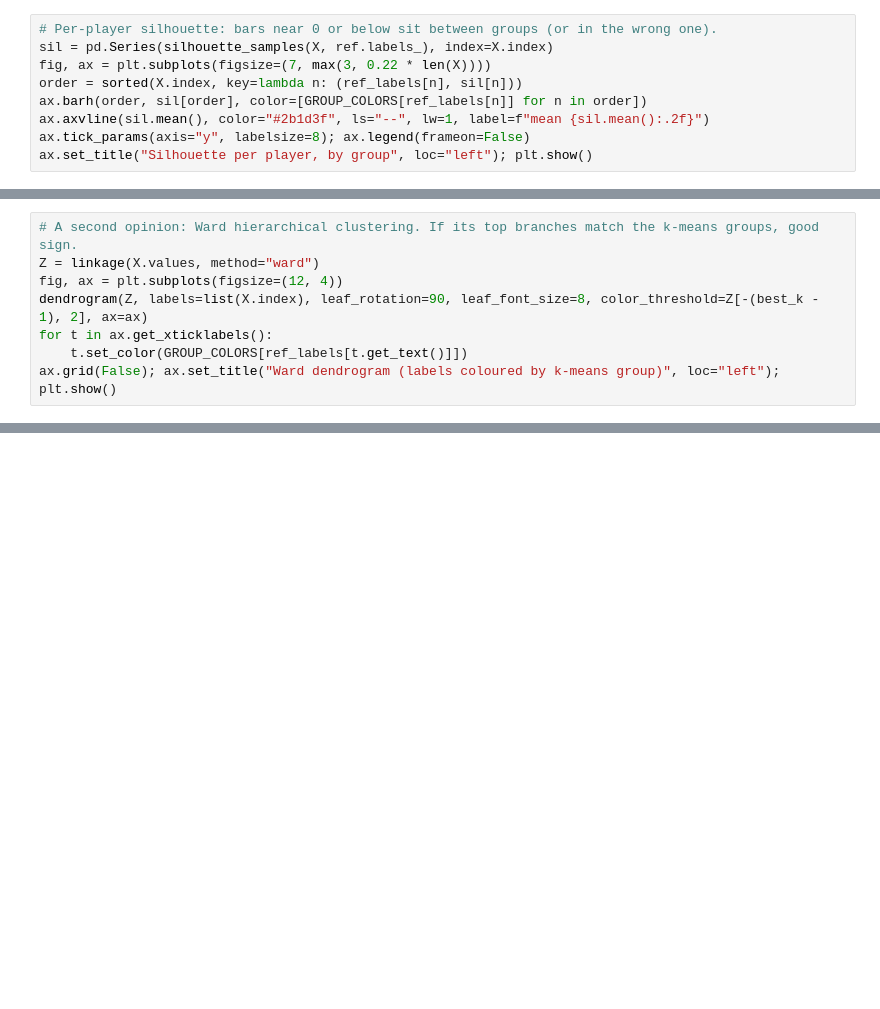
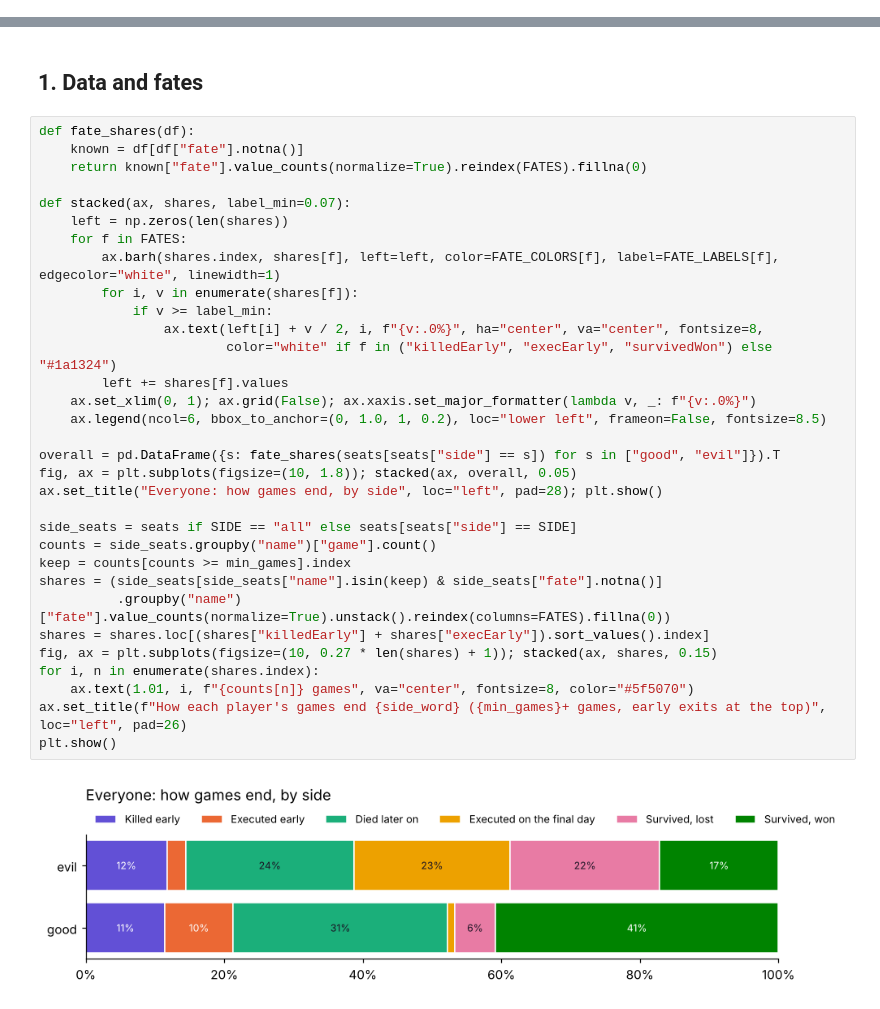
Before and after one commit to fka-bort/clockwise-botc.github.io, a Jupyter notebook: analysis/playstyles.ipynb, the cells around one changed output, grey strips where cells are left out. Saved outputs shown, nothing was run; the diff lists cells and outputs as text; blank space fills up the shorter version.

```diff
--- a/analysis/playstyles.ipynb
+++ b/analysis/playstyles.ipynb
@@ -311,9 +0,0 @@ The frame: moonmoth, dot_matrix, fennimore
-# %%
-# Per-player silhouette: bars near 0 or below sit between groups (or in the wrong one).
-sil = pd.Series(silhouette_samples(X, ref.labels_), index=X.index)
-fig, ax = plt.subplots(figsize=(7, max(3, 0.22 * len(X))))
-order = sorted(X.index, key=lambda n: (ref_labels[n], sil[n]))
-ax.barh(order, sil[order], color=[GROUP_COLORS[ref_labels[n]] for n in order])
-ax.axvline(sil.mean(), color="#2b1d3f", ls="--", lw=1, label=f"mean {sil.mean():.2f}")
-ax.tick_params(axis="y", labelsize=8); ax.legend(frameon=False)
-ax.set_title("Silhouette per player, by group", loc="left"); plt.show()
@@ -351,8 +0,0 @@ The 2-D map keeps 57% of the variation, so distances on it are approximate.
-# %%
-# A second opinion: Ward hierarchical clustering. If its top branches match the k-means groups, good sign.
-Z = linkage(X.values, method="ward")
-fig, ax = plt.subplots(figsize=(12, 4))
-dendrogram(Z, labels=list(X.index), leaf_rotation=90, leaf_font_size=8, color_threshold=Z[-(best_k - 1), 2], ax=ax)
-for t in ax.get_xticklabels():
-    t.set_color(GROUP_COLORS[ref_labels[t.get_text()]])
-ax.grid(False); ax.set_title("Ward dendrogram (labels coloured by k-means group)", loc="left"); plt.show()
@@ -394,0 +72,36 @@ display(hound.round(2))
+# %% [markdown]
+## 1. Data and fates
+# %%
+def fate_shares(df):
+    known = df[df["fate"].notna()]
+    return known["fate"].value_counts(normalize=True).reindex(FATES).fillna(0)
+
+def stacked(ax, shares, label_min=0.07):
+    left = np.zeros(len(shares))
+    for f in FATES:
+        ax.barh(shares.index, shares[f], left=left, color=FATE_COLORS[f], label=FATE_LABELS[f], edgecolor="white", linewidth=1)
+        for i, v in enumerate(shares[f]):
+            if v >= label_min:
+                ax.text(left[i] + v / 2, i, f"{v:.0%}", ha="center", va="center", fontsize=8,
+                        color="white" if f in ("killedEarly", "execEarly", "survivedWon") else "#1a1324")
+        left += shares[f].values
+    ax.set_xlim(0, 1); ax.grid(False); ax.xaxis.set_major_formatter(lambda v, _: f"{v:.0%}")
+    ax.legend(ncol=6, bbox_to_anchor=(0, 1.0, 1, 0.2), loc="lower left", frameon=False, fontsize=8.5)
+
+overall = pd.DataFrame({s: fate_shares(seats[seats["side"] == s]) for s in ["good", "evil"]}).T
+fig, ax = plt.subplots(figsize=(10, 1.8)); stacked(ax, overall, 0.05)
+ax.set_title("Everyone: how games end, by side", loc="left", pad=28); plt.show()
+
+side_seats = seats if SIDE == "all" else seats[seats["side"] == SIDE]
+counts = side_seats.groupby("name")["game"].count()
+keep = counts[counts >= min_games].index
+shares = (side_seats[side_seats["name"].isin(keep) & side_seats["fate"].notna()]
+          .groupby("name")["fate"].value_counts(normalize=True).unstack().reindex(columns=FATES).fillna(0))
+shares = shares.loc[(shares["killedEarly"] + shares["execEarly"]).sort_values().index]
+fig, ax = plt.subplots(figsize=(10, 0.27 * len(shares) + 1)); stacked(ax, shares, 0.15)
+for i, n in enumerate(shares.index):
+    ax.text(1.01, i, f"{counts[n]} games", va="center", fontsize=8, color="#5f5070")
+ax.set_title(f"How each player's games end {side_word} ({min_games}+ games, early exits at the top)", loc="left", pad=26)
+plt.show()
+# %% [output]
+[figure, added]
```
Also changed, not shown: parts of 42 cells of this notebook, 2 other files.
